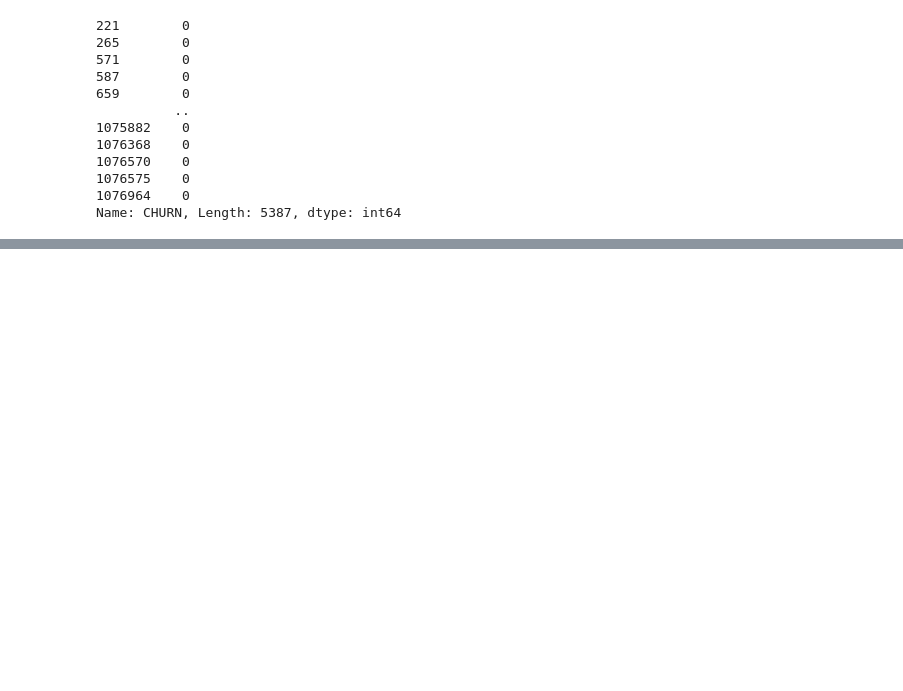
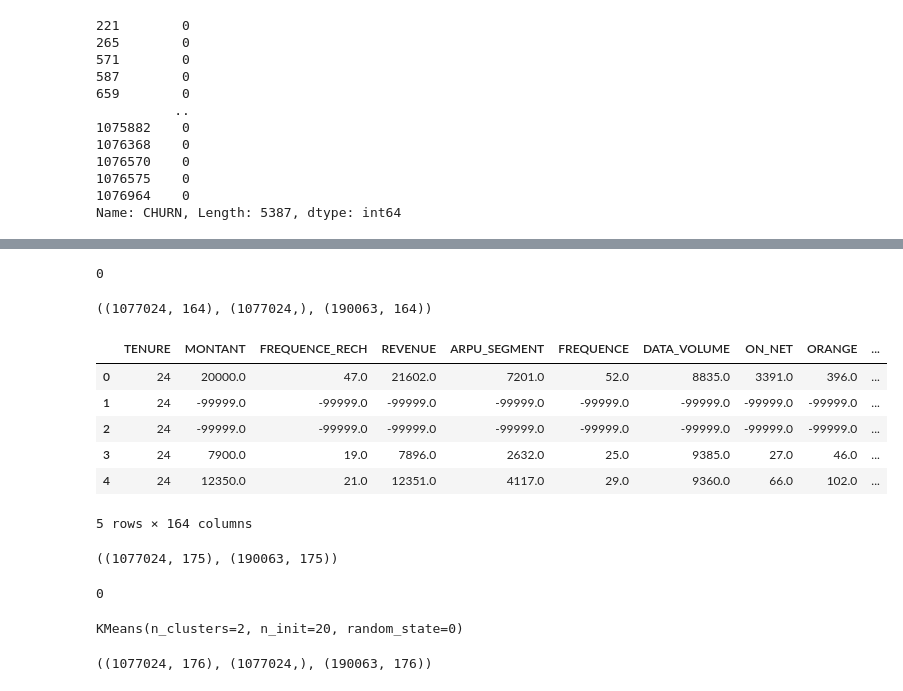
Before and after one commit to MGASALUCAS/Notebooks-Collection, a Jupyter notebook: ZindiChallenge1.ipynb, the cells around one changed output, grey strips where cells are left out. Saved outputs shown, nothing was run; the diff lists cells and outputs as text; code cells hidden in the pictures; blank space fills up the shorter version.

```diff
--- a/ZindiChallenge1.ipynb
+++ b/ZindiChallenge1.ipynb
@@ -251,0 +408,2 @@ submission.to_csv('first_submission.csv', index = False)
+# %%
+data = pd.get_dummies(data, prefix = categ, columns = categ)
@@ -251,0 +418,14 @@ submission.to_csv('first_submission.csv', index = False)
+# %%
+data['income_per_topup_amount'] = data['REVENUE'] / data['MONTANT']
+data['active_per_duration'] =  data['TENURE'] / data['REGULARITY']
+data['income_to_amount_ratio'] = data['REVENUE'] / data['MONTANT']
+data['income_left_after_top_up'] = data['REVENUE'] - data['MONTANT']
+data['tenure_to_topup_frequency'] = data['TENURE'] / data['FREQUENCE_RECH']
+data['income_in90days_perRevenue'] = data['ARPU_SEGMENT'] / data['REVENUE']
+# %%
+train=data[data.CHURN.notnull()].reset_index(drop=True)
+test=data[data.CHURN.isna()].reset_index(drop=True)
+# %%
+y = train.CHURN
+train.drop('CHURN', axis=1, inplace=True)
+test.drop('CHURN', axis=1, inplace=True)
@@ -251,0 +441,19 @@ submission.to_csv('first_submission.csv', index = False)
+# %%
+c = [i for i in train.columns if train[i].dtype == object]
+len(c)
+# %% [output]
+0
+# %%
+train.shape, y.shape, test.shape
+# %% [output]
+((1077024, 164), (1077024,), (190063, 164))
+# %%
+train.head(5)
+# %% [output]
+|  | TENURE | MONTANT | FREQUENCE_RECH | REVENUE | ARPU_SEGMENT | FREQUENCE | DATA_VOLUME | ON_NET | ORANGE | ... |
+| 0 | 24 | 20000.0 | 47.0 | 21602.0 | 7201.0 | 52.0 | 8835.0 | 3391.0 | 396.0 | ... |
+| 1 | 24 | -99999.0 | -99999.0 | -99999.0 | -99999.0 | -99999.0 | -99999.0 | -99999.0 | -99999.0 | ... |
+| 2 | 24 | -99999.0 | -99999.0 | -99999.0 | -99999.0 | -99999.0 | -99999.0 | -99999.0 | -99999.0 | ... |
+| 3 | 24 | 7900.0 | 19.0 | 7896.0 | 2632.0 | 25.0 | 9385.0 | 27.0 | 46.0 | ... |
+| 4 | 24 | 12350.0 | 21.0 | 12351.0 | 4117.0 | 29.0 | 9360.0 | 66.0 | 102.0 | ... |
+5 rows × 164 columns
@@ -251,0 +494,4 @@ submission.to_csv('first_submission.csv', index = False)
+# %%
+train.shape, test.shape
+# %% [output]
+((1077024, 175), (190063, 175))
@@ -251,0 +500,4 @@ submission.to_csv('first_submission.csv', index = False)
+# %%
+sum(train.isna().sum())
+# %% [output]
+0
@@ -251,0 +510,4 @@ submission.to_csv('first_submission.csv', index = False)
+# %%
+km.fit(train)
+# %% [output]
+KMeans(n_clusters=2, n_init=20, random_state=0)
@@ -251,0 +517,4 @@ submission.to_csv('first_submission.csv', index = False)
+# %%
+train.shape, y.shape, test.shape
+# %% [output]
+((1077024, 176), (1077024,), (190063, 176))
```
Also changed, not shown: parts of 58 cells of this notebook.
